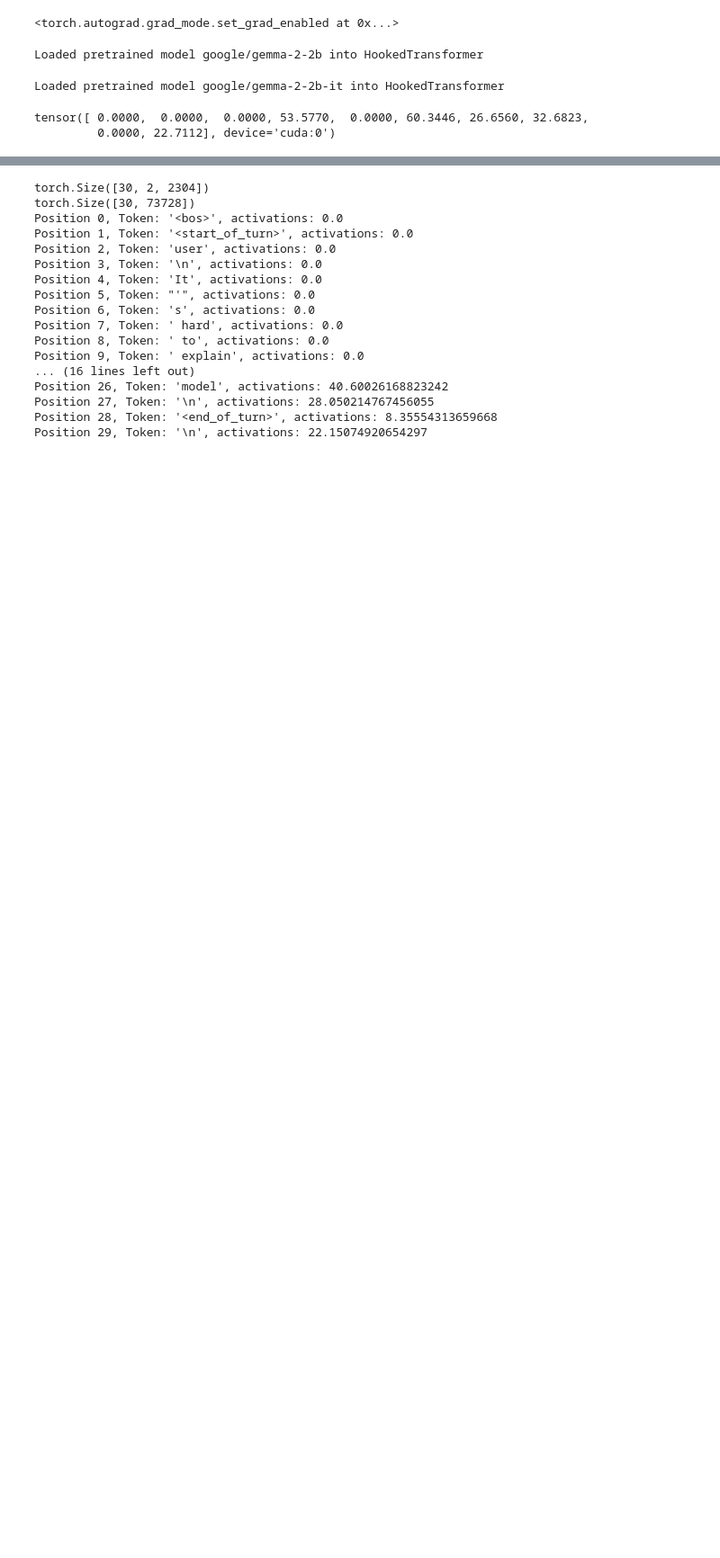
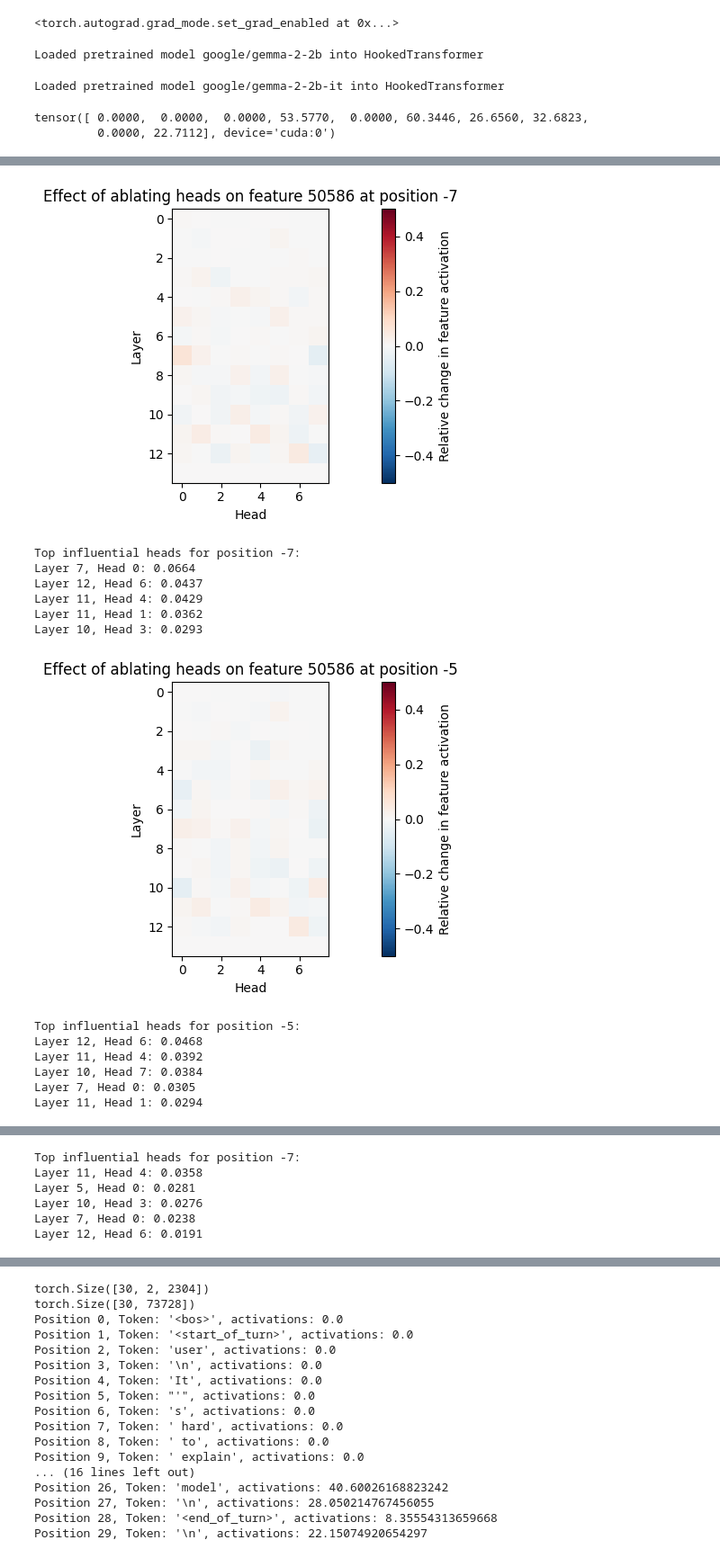
Before and after one commit to good-epic/g2b_base_chat_diff, a Jupyter notebook: attribution.ipynb, the cells around one changed output, grey strips where cells are left out. Shown at 90% size. Saved outputs shown, nothing was run; the diff lists cells and outputs as text; code cells hidden in the pictures; blank space fills up the shorter version.

```diff
--- a/attribution.ipynb
+++ b/attribution.ipynb
@@ -39,9 +39,9 @@ l13_act_base, l13_act_it = activations_all_tokens(prompt)
 crosscoder_input = torch.stack([l13_act_base, l13_act_it], dim=1)  # (seq, 2, 2304)
 
 # Get reconstruction and features
-_, features = crosscoder(crosscoder_input, output_features=True)
+_, features_clean = crosscoder(crosscoder_input, output_features=True)
 
-print(features[-10:, 50586])
+print(features_clean[-10:, 50586])
 # %% [output]
 tensor([ 0.0000,  0.0000,  0.0000, 53.5770,  0.0000, 60.3446, 26.6560, 32.6823,
          0.0000, 22.7112], device='cuda:0')
@@ -181,0 +269,29 @@ tensor([ 0.0000,  0.0000,  0.0000, 56.5144,  0.0000, 60.3446, 26.6560, 32.6823,
+# %%
+# Get ablation results for position -7
+results_pos_7 = head_ablations(14, -7, -8)
+plot_and_analyze_ablations(results_pos_7, -7, feature, gemma2_it.cfg.n_heads)
+
+# Get ablation results for position -5
+results_pos_5 = head_ablations(14, -5, -8)
+plot_and_analyze_ablations(results_pos_5, -5, feature, gemma2_it.cfg.n_heads)
+
+results_pos_7_patch_base = head_ablations(14, -7, -8, patch_base=True)
+plot_and_analyze_ablations(results_pos_7_patch_base, -7, feature, gemma2_it.cfg.n_heads, patch_base=True)
+
+results_pos_5_patch_base = head_ablations(14, -5, -8, patch_base=True)
+plot_and_analyze_ablations(results_pos_5_patch_base, -5, feature, gemma2_it.cfg.n_heads, patch_base=True)
+# %% [output]
+[figure, added]
+Top influential heads for position -7:
+Layer 7, Head 0: 0.0664
+Layer 12, Head 6: 0.0437
+Layer 11, Head 4: 0.0429
+Layer 11, Head 1: 0.0362
+Layer 10, Head 3: 0.0293
+[figure, added]
+Top influential heads for position -5:
+Layer 12, Head 6: 0.0468
+Layer 11, Head 4: 0.0392
+Layer 10, Head 7: 0.0384
+Layer 7, Head 0: 0.0305
+Layer 11, Head 1: 0.0294
@@ -181,0 +299,6 @@ tensor([ 0.0000,  0.0000,  0.0000, 56.5144,  0.0000, 60.3446, 26.6560, 32.6823,
+Top influential heads for position -7:
+Layer 11, Head 4: 0.0358
+Layer 5, Head 0: 0.0281
+Layer 10, Head 3: 0.0276
+Layer 7, Head 0: 0.0238
+Layer 12, Head 6: 0.0191
```
Also changed, not shown: parts of 9 cells of this notebook.
